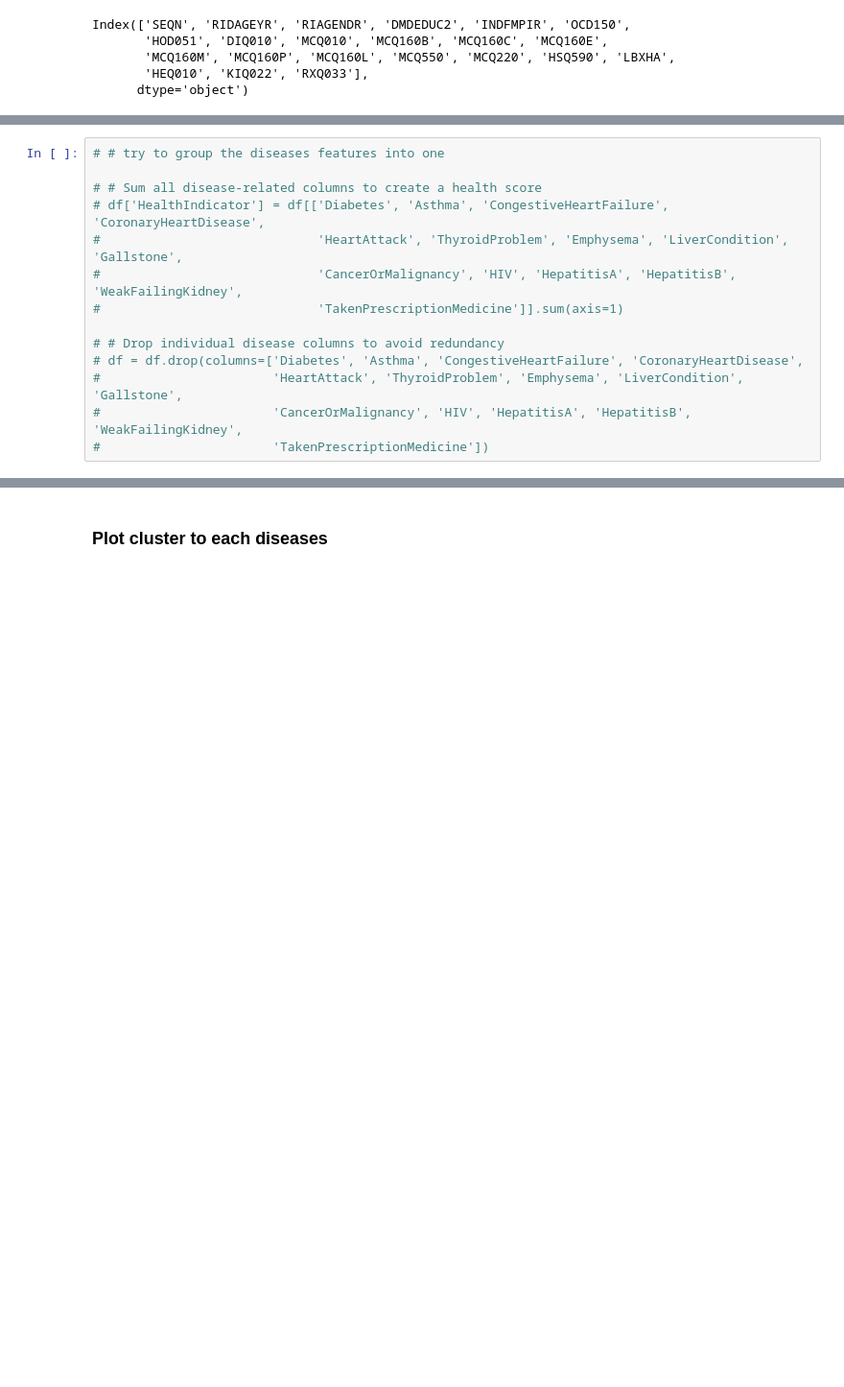
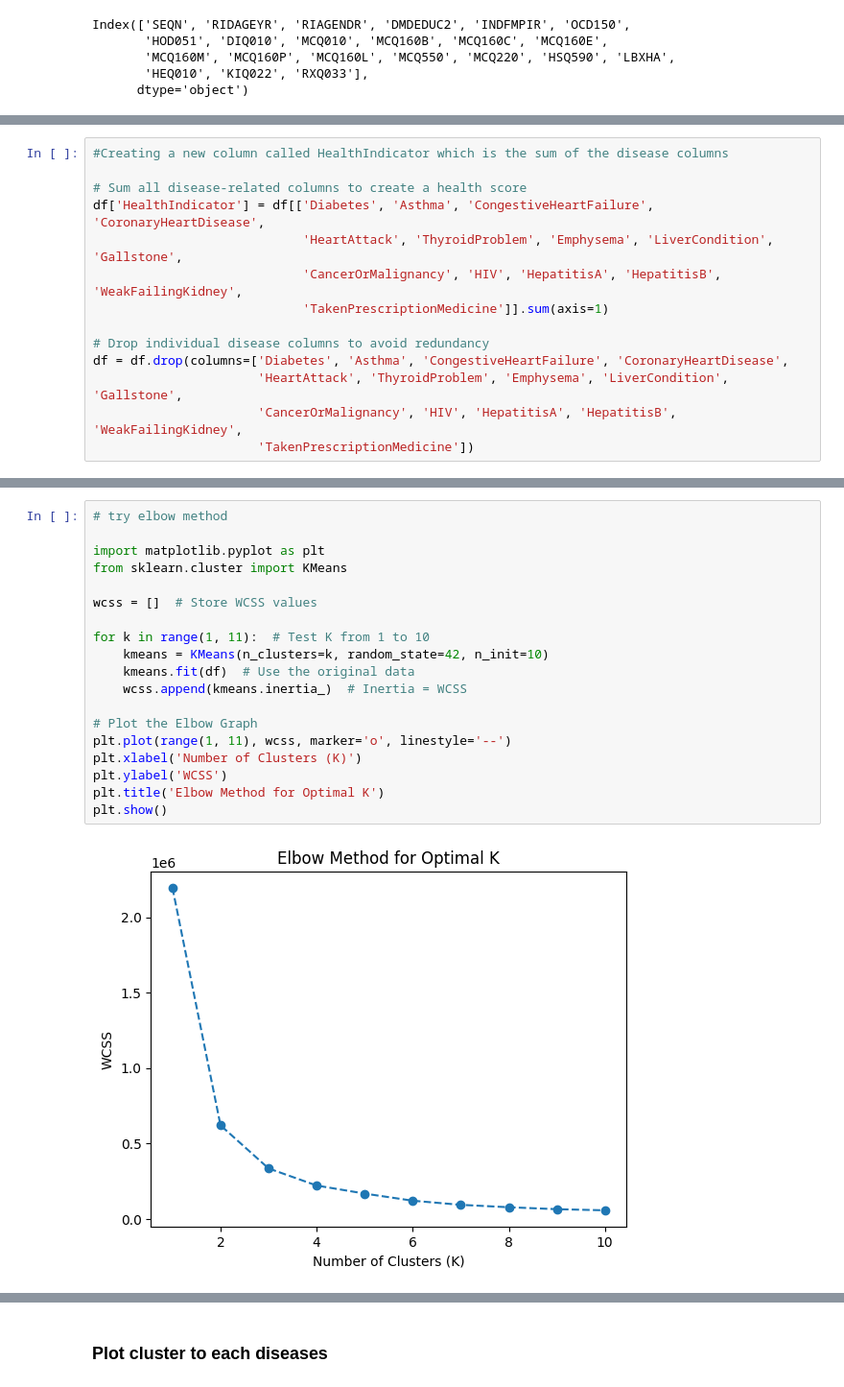
Before and after one commit to baldeoJV/CCADMACL_PROJ_COM222, a Jupyter notebook: vernon.ipynb, the cells around one changed output, grey strips where cells are left out. Shown at 96% size. Drawn from its saved outputs; the diff is of its cells as text; blank space fills up the shorter version.

```diff
--- a/vernon.ipynb
+++ b/vernon.ipynb
@@ -88,14 +98,14 @@ df.describe()
 # %%
-# # try to group the diseases features into one
+#Creating a new column called HealthIndicator which is the sum of the disease columns
 
-# # Sum all disease-related columns to create a health score
-# df['HealthIndicator'] = df[['Diabetes', 'Asthma', 'CongestiveHeartFailure', 'CoronaryHeartDisease',
-#                             'HeartAttack', 'ThyroidProblem', 'Emphysema', 'LiverCondition', 'Gallstone',
-#                             'CancerOrMalignancy', 'HIV', 'HepatitisA', 'HepatitisB', 'WeakFailingKidney',
-#                             'TakenPrescriptionMedicine']].sum(axis=1)
+# Sum all disease-related columns to create a health score
+df['HealthIndicator'] = df[['Diabetes', 'Asthma', 'CongestiveHeartFailure', 'CoronaryHeartDisease',
+                            'HeartAttack', 'ThyroidProblem', 'Emphysema', 'LiverCondition', 'Gallstone',
+                            'CancerOrMalignancy', 'HIV', 'HepatitisA', 'HepatitisB', 'WeakFailingKidney',
+                            'TakenPrescriptionMedicine']].sum(axis=1)
 
-# # Drop individual disease columns to avoid redundancy
-# df = df.drop(columns=['Diabetes', 'Asthma', 'CongestiveHeartFailure', 'CoronaryHeartDisease',
-#                       'HeartAttack', 'ThyroidProblem', 'Emphysema', 'LiverCondition', 'Gallstone',
-#                       'CancerOrMalignancy', 'HIV', 'HepatitisA', 'HepatitisB', 'WeakFailingKidney',
-#                       'TakenPrescriptionMedicine'])
+# Drop individual disease columns to avoid redundancy
+df = df.drop(columns=['Diabetes', 'Asthma', 'CongestiveHeartFailure', 'CoronaryHeartDisease',
+                      'HeartAttack', 'ThyroidProblem', 'Emphysema', 'LiverCondition', 'Gallstone',
+                      'CancerOrMalignancy', 'HIV', 'HepatitisA', 'HepatitisB', 'WeakFailingKidney',
+                      'TakenPrescriptionMedicine'])
@@ -122,0 +143,21 @@ df_scaled.drop(columns=['SEQN'], inplace=True)
+# %%
+# try elbow method
+
+import matplotlib.pyplot as plt
+from sklearn.cluster import KMeans
+
+wcss = []  # Store WCSS values
+
+for k in range(1, 11):  # Test K from 1 to 10
+    kmeans = KMeans(n_clusters=k, random_state=42, n_init=10)
+    kmeans.fit(df)  # Use the original data
+    wcss.append(kmeans.inertia_)  # Inertia = WCSS
+
+# Plot the Elbow Graph
+plt.plot(range(1, 11), wcss, marker='o', linestyle='--')
+plt.xlabel('Number of Clusters (K)')
+plt.ylabel('WCSS')
+plt.title('Elbow Method for Optimal K')
+plt.show()
+# %% [output]
+[figure, added]
```
Also changed, not shown: parts of 24 cells of this notebook, 2 other files.
